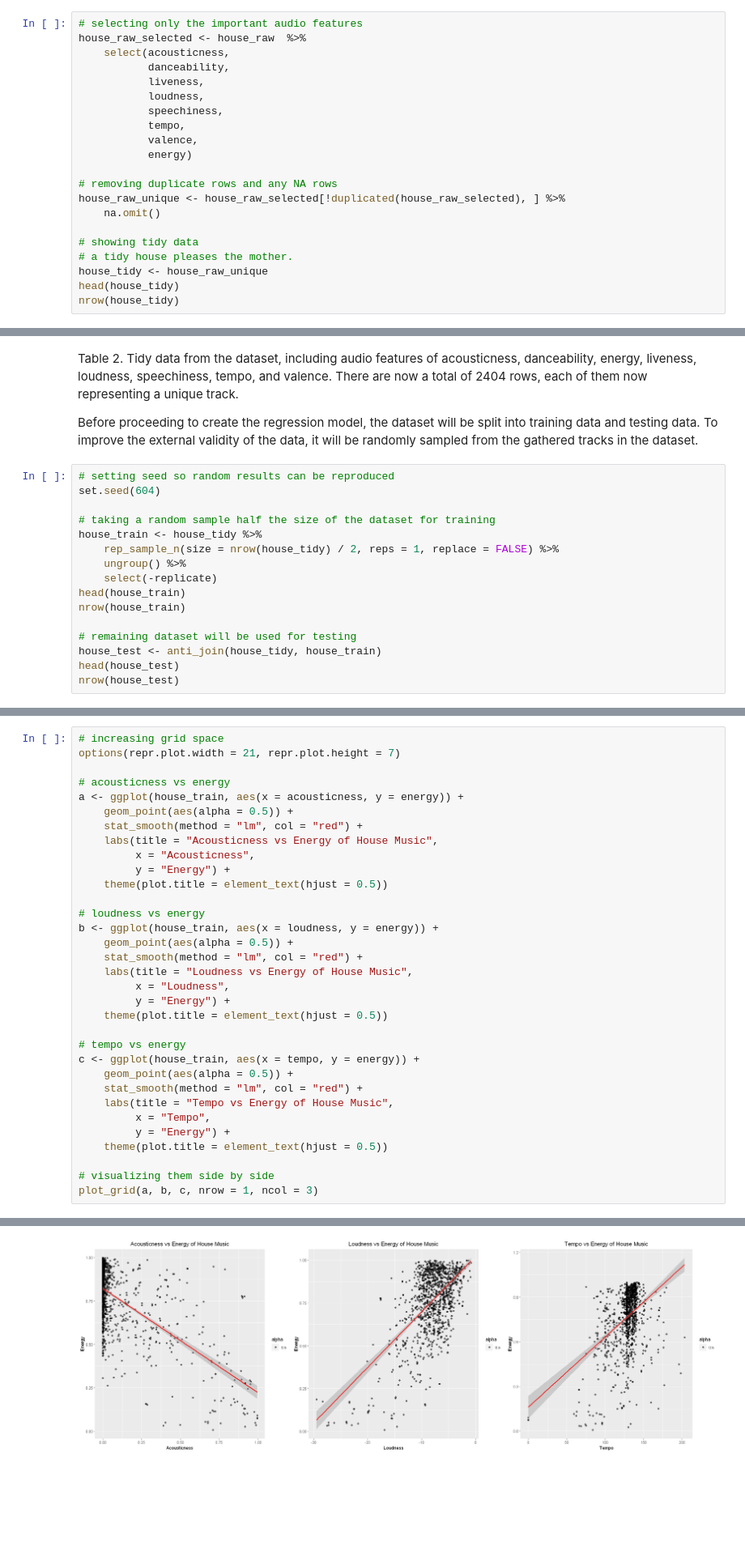
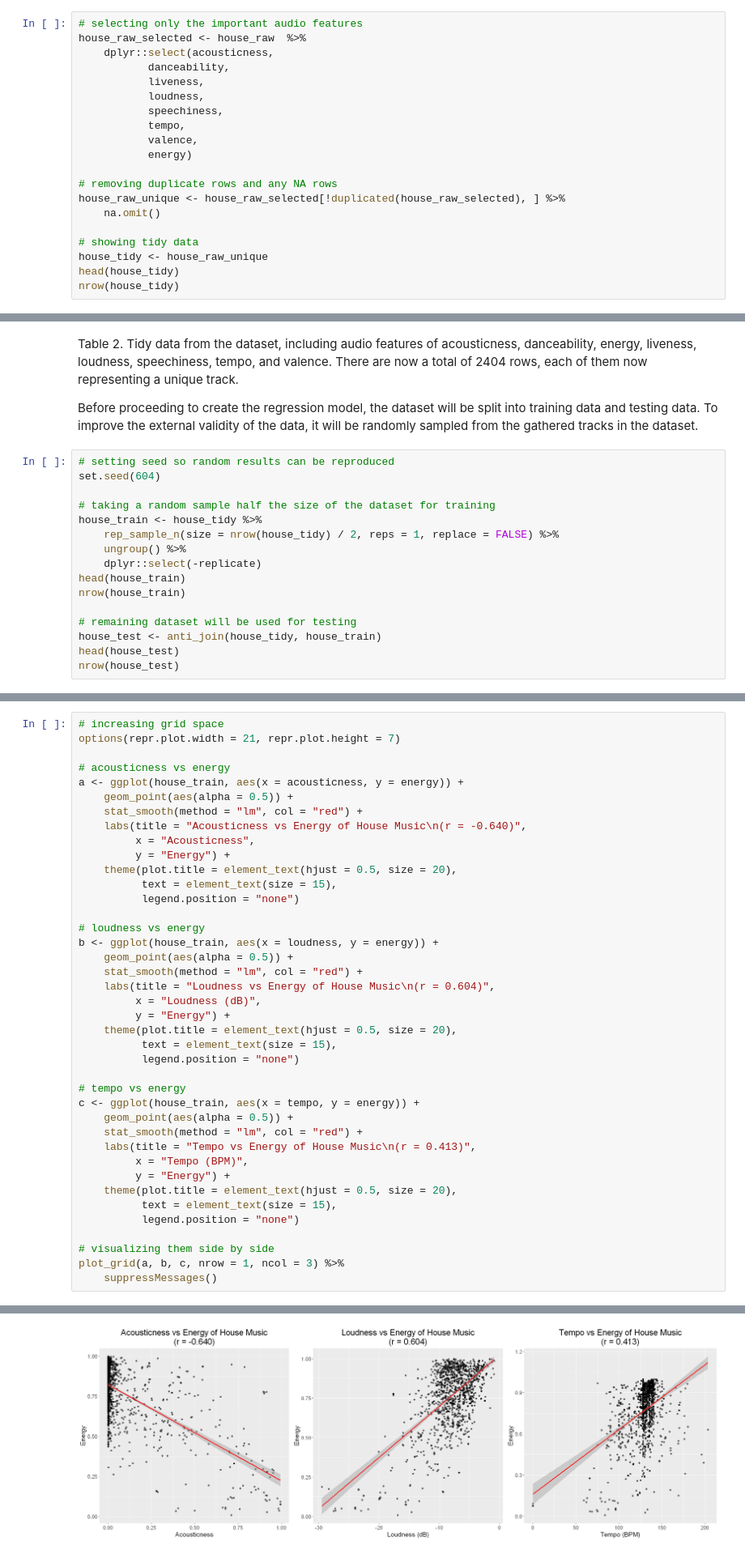
Before and after one commit to pat-ok/DSCI100_predictive_statistics_project, a Jupyter notebook: DSCI100 Project.ipynb, the cells around one changed output, grey strips where cells are left out. Shown: that part at 81% size. Drawn from its saved outputs; the diff is of its cells as text; blank space fills up the shorter version.

```diff
--- a/DSCI100 Project.ipynb
+++ b/DSCI100 Project.ipynb
@@ -97,7 +109,7 @@ Thus, the next step is to clean and wrangle the dataset. It should be noted that
 # %%
 # selecting only the important audio features
 house_raw_selected <- house_raw  %>%
-    select(acousticness,
+    dplyr::select(acousticness,
            danceability,
            liveness,
            loudness,
@@ -111,7 +123,6 @@ house_raw_unique <- house_raw_selected[!duplicated(house_raw_selected), ] %>%
     na.omit()
 
 # showing tidy data
-# a tidy house pleases the mother.
 house_tidy <- house_raw_unique
 head(house_tidy)
 nrow(house_tidy)
@@ -138,7 +149,7 @@ set.seed(604)
 house_train <- house_tidy %>%
     rep_sample_n(size = nrow(house_tidy) / 2, reps = 1, replace = FALSE) %>%
     ungroup() %>%
-    select(-replicate)
+    dplyr::select(-replicate)
 head(house_train)
 nrow(house_train)
 
@@ -195,29 +234,36 @@ options(repr.plot.width = 21, repr.plot.height = 7)
 a <- ggplot(house_train, aes(x = acousticness, y = energy)) +
     geom_point(aes(alpha = 0.5)) +
     stat_smooth(method = "lm", col = "red") +
-    labs(title = "Acousticness vs Energy of House Music",
+    labs(title = "Acousticness vs Energy of House Music\n(r = -0.640)",
          x = "Acousticness",
          y = "Energy") +
-    theme(plot.title = element_text(hjust = 0.5))
+    theme(plot.title = element_text(hjust = 0.5, size = 20),
+          text = element_text(size = 15),
+          legend.position = "none")
 
 # loudness vs energy
 b <- ggplot(house_train, aes(x = loudness, y = energy)) +
     geom_point(aes(alpha = 0.5)) +
     stat_smooth(method = "lm", col = "red") +
-    labs(title = "Loudness vs Energy of House Music",
-         x = "Loudness",
+    labs(title = "Loudness vs Energy of House Music\n(r = 0.604)",
+         x = "Loudness (dB)",
          y = "Energy") +
-    theme(plot.title = element_text(hjust = 0.5))
+    theme(plot.title = element_text(hjust = 0.5, size = 20),
+          text = element_text(size = 15),
+          legend.position = "none")
 
 # tempo vs energy
 c <- ggplot(house_train, aes(x = tempo, y = energy)) +
     geom_point(aes(alpha = 0.5)) +
     stat_smooth(method = "lm", col = "red") +
-    labs(title = "Tempo vs Energy of House Music",
-         x = "Tempo",
+    labs(title = "Tempo vs Energy of House Music\n(r = 0.413)",
+         x = "Tempo (BPM)",
          y = "Energy") +
-    theme(plot.title = element_text(hjust = 0.5))
+    theme(plot.title = element_text(hjust = 0.5, size = 20),
+          text = element_text(size = 15),
+          legend.position = "none")
 
 # visualizing them side by side
-plot_grid(a, b, c, nrow = 1, ncol = 3)
+plot_grid(a, b, c, nrow = 1, ncol = 3) %>%
+    suppressMessages()
 # %% [output]
@@ -229,4 +270,4 @@ plot_grid(a, b, c, nrow = 1, ncol = 3)
-[figure, old version]
+[figure, new version]
 # %% [markdown]
 Figure 2.1 (Left) Acousticness vs Energy of House Music
 Figure 2.2 (Middle) Loudness vs Energy of House Music
```
Also changed, not shown: parts of 16 cells of this notebook, 2 other files.
